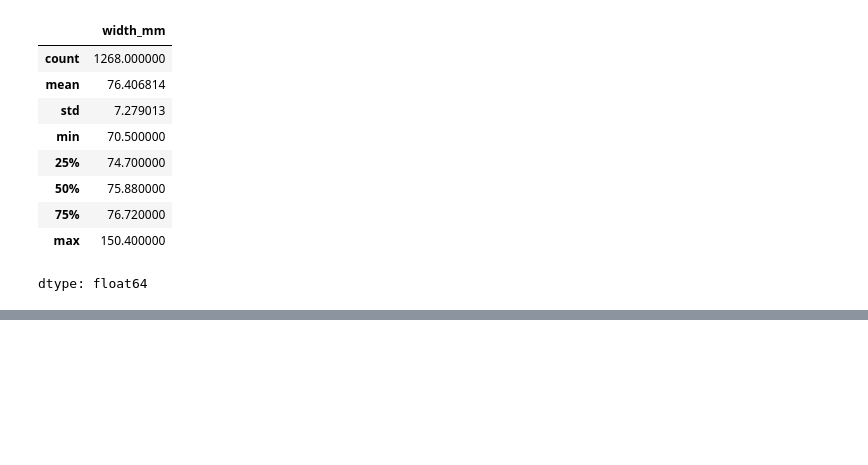
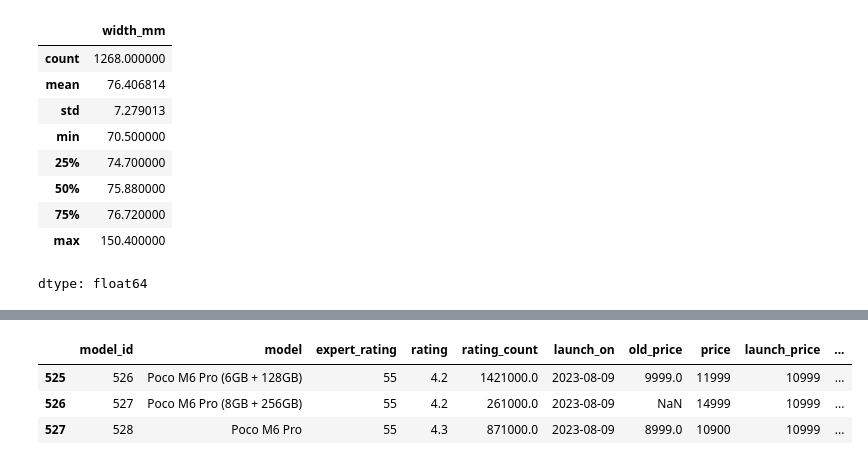
Before and after one commit to rajeshxdatascience/SpecLens-AI, a Jupyter notebook: SpecLens_AI_Data_Engineering.ipynb, the cells around one changed output, grey strips where cells are left out. Saved outputs shown, nothing was run; the diff lists cells and outputs as text; code cells hidden in the pictures; blank space fills up the shorter version.

```diff
--- a/SpecLens_AI_Data_Engineering.ipynb
+++ b/SpecLens_AI_Data_Engineering.ipynb
@@ -1868,3 +1868,5 @@ df['width_mm'].describe()
 | 75% | 76.720000 |
 | max | 150.400000 |
 dtype: float64
+# %%
+df['thickness_mm'] = df['body_dimension'].str.split('x').str.get(2).str.strip().str.split(' ').str.get(0)
@@ -1870,0 +1894,2 @@ dtype: float64
+# %%
+df['thickness_mm'] = pd.to_numeric(df['thickness_mm'],errors='coerce')
@@ -1870,0 +1909,7 @@ dtype: float64
+# %%
+df[df['thickness_mm'] > 20]
+# %% [output]
+|  | model_id | model | expert_rating | rating | rating_count | launch_on | old_price | price | launch_price | ... |
+| 525 | 526 | Poco M6 Pro (6GB + 128GB) | 55 | 4.2 | 1421000.0 | 2023-08-09 | 9999.0 | 11999 | 10999 | ... |
+| 526 | 527 | Poco M6 Pro (8GB + 256GB) | 55 | 4.2 | 261000.0 | 2023-08-09 | NaN | 14999 | 10999 | ... |
+| 527 | 528 | Poco M6 Pro | 55 | 4.3 | 871000.0 | 2023-08-09 | 8999.0 | 10900 | 10999 | ... |
```
Also changed, not shown: parts of 5 cells of this notebook.
